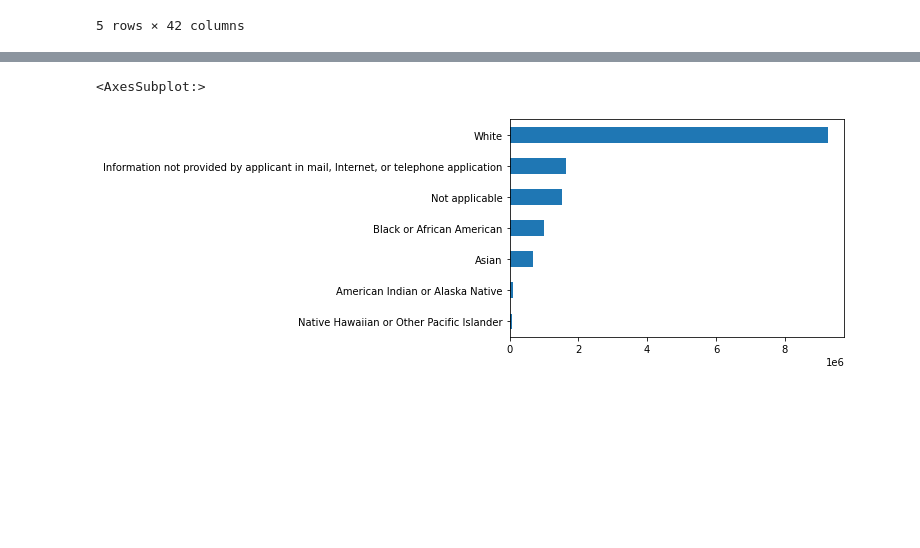
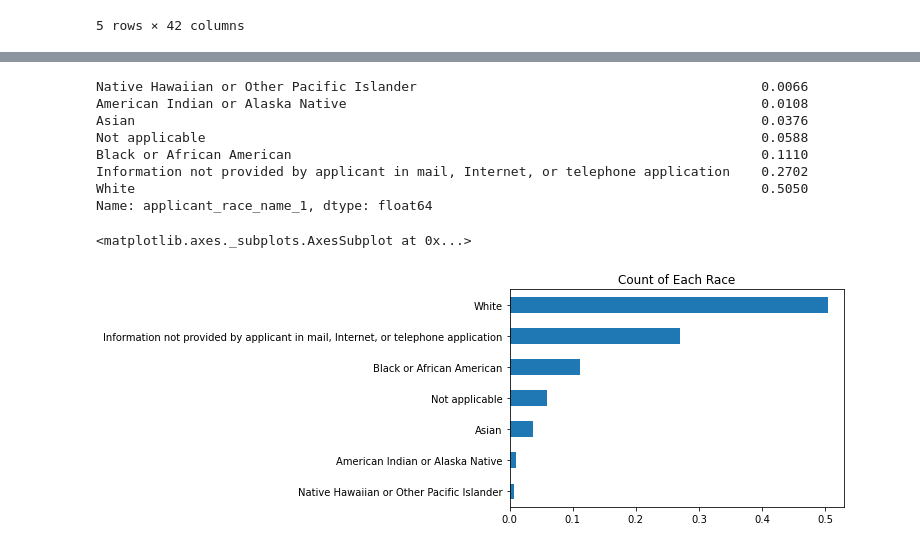
Before and after one commit to mglevitt/Lending_Bias, a Jupyter notebook: src/EDA.ipynb, the cells around one changed output, grey strips where cells are left out. Cells and saved outputs as stored; diff of their text form; code cells hidden in the pictures; blank space fills up the shorter version.

```diff
--- a/src/EDA.ipynb
+++ b/src/EDA.ipynb
@@ -34,0 +37,3 @@ df_2017.head()
+# %%
+df_2017 = pd.read_csv('sample_data/sample_2017.csv').drop(columns = ['Unnamed: 0'])
+df_2017.head()
@@ -71,8 +82,18 @@ mean_denial_by_race = df_2017.groupby(['applicant_race_name_1']).mean()['denied'
 # %%
 # Plot Value Counts of Race
-df_2017['applicant_race_name_1'].value_counts().sort_values().plot(kind = 'barh')
+prop_race = (df_2017['applicant_race_name_1'].value_counts() / df_2017.shape[0]).sort_values()
+print(prop_race)
+prop_race.plot(kind = 'barh',title = 'Count of Each Race')
 # %% [output]
-<AxesSubplot:>
+Native Hawaiian or Other Pacific Islander                                            0.0066
+American Indian or Alaska Native                                                     0.0108
+Asian                                                                                0.0376
+Not applicable                                                                       0.0588
+Black or African American                                                            0.1110
+Information not provided by applicant in mail, Internet, or telephone application    0.2702
+White                                                                                0.5050
+Name: applicant_race_name_1, dtype: float64
+<matplotlib.axes._subplots.AxesSubplot at 0x...>
-[figure, old version]
+[figure, new version]
 # %%
 # Plot mean denial by race
```
Also changed, not shown: parts of 12 cells of this notebook, 1 other file.
